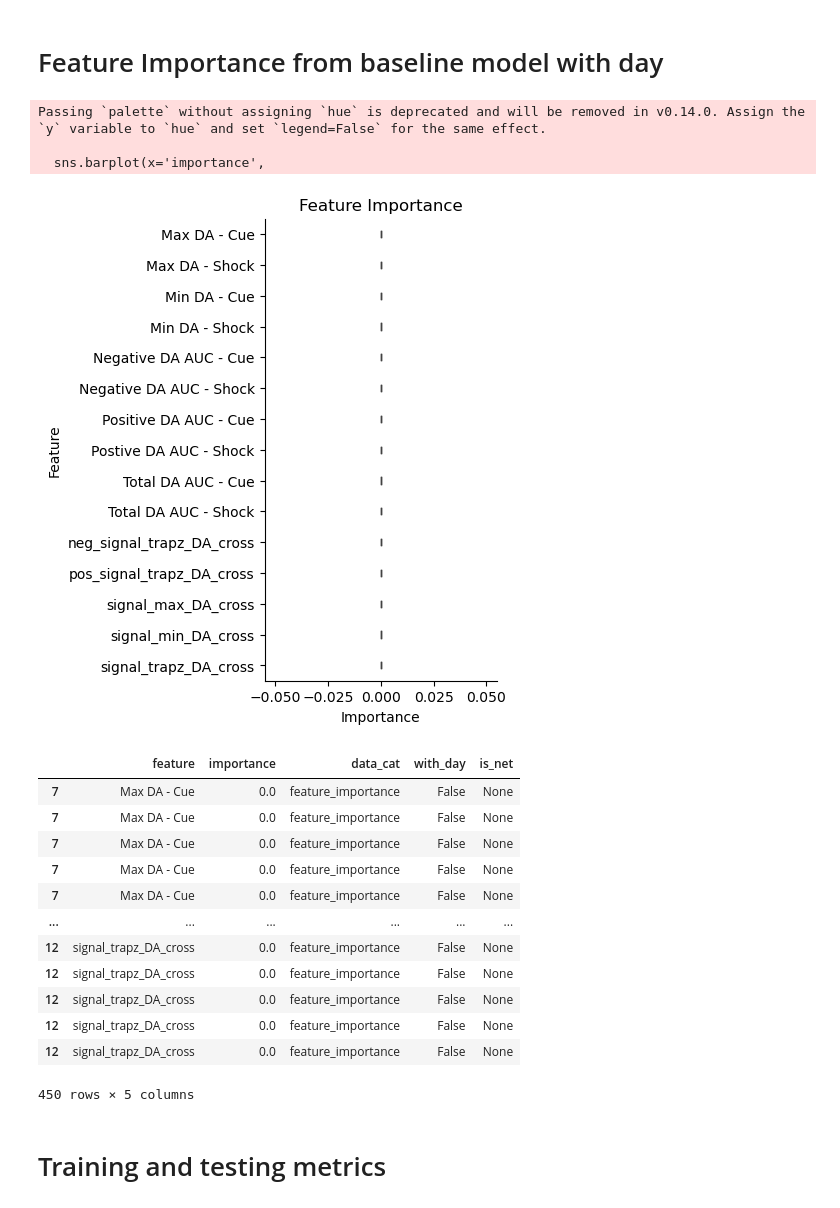
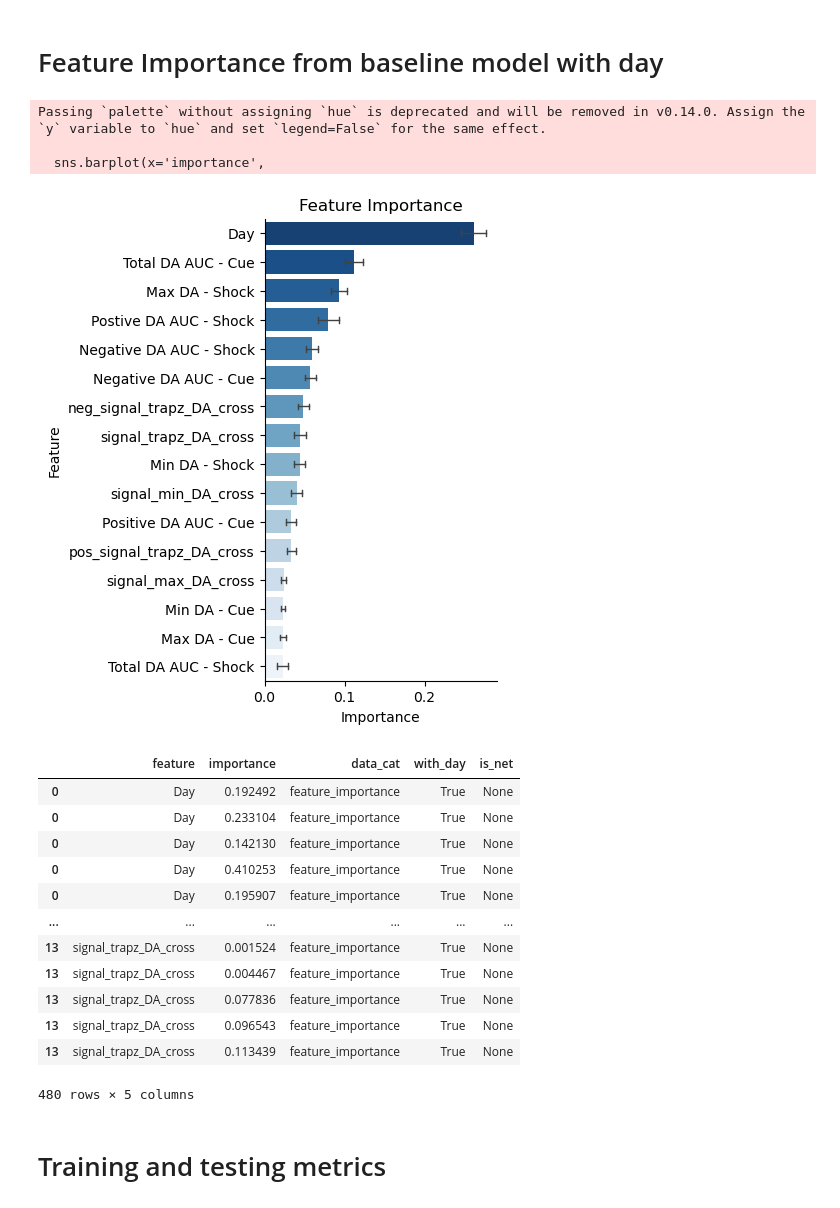
Before and after one commit to Mschaid/ENIGMA, a Jupyter notebook: notebooks/reports/final_experiments_analysis.ipynb, the cells around one changed output. Cells and saved outputs as stored; diff of their text form; code cells hidden in the pictures.

```diff
--- a/notebooks/reports/final_experiments_analysis.ipynb
+++ b/notebooks/reports/final_experiments_analysis.ipynb
@@ -65,32 +65,32 @@ path_finder.feature_importance_paths
 # Feature Importance from baseline model with day
 # %%
 
-feautre_path_with_day = path_finder.feature_importance_paths[0]
+feautre_path_with_day = path_finder.feature_importance_paths[1]
 feature_analyzer = FeatureImportanceAnalyzer(
     feautre_path_with_day, ExperimentMetadata, path_to_save_figs=path_to_save_figs)
 feature_analyzer.read_and_clean_data()
 feature_analyzer.plot_data(save = False)
 # %% [output]
 Passing `palette` without assigning `hue` is deprecated and will be removed in v0.14.0. Assign the `y` variable to `hue` and set `legend=False` for the same effect.
 
   sns.barplot(x='importance',
-[figure, old version]
+[figure, new version]
 # %%
 feature_analyzer.data_frame
 # %% [output]
 |  | feature | importance | data_cat | with_day | is_net |
-| 7 | Max DA - Cue | 0.0 | feature_importance | False | None |
-| 7 | Max DA - Cue | 0.0 | feature_importance | False | None |
-| 7 | Max DA - Cue | 0.0 | feature_importance | False | None |
-| 7 | Max DA - Cue | 0.0 | feature_importance | False | None |
-| 7 | Max DA - Cue | 0.0 | feature_importance | False | None |
+| 0 | Day | 0.192492 | feature_importance | True | None |
+| 0 | Day | 0.233104 | feature_importance | True | None |
+| 0 | Day | 0.142130 | feature_importance | True | None |
+| 0 | Day | 0.410253 | feature_importance | True | None |
+| 0 | Day | 0.195907 | feature_importance | True | None |
 | ... | ... | ... | ... | ... | ... |
-| 12 | signal_trapz_DA_cross | 0.0 | feature_importance | False | None |
-| 12 | signal_trapz_DA_cross | 0.0 | feature_importance | False | None |
-| 12 | signal_trapz_DA_cross | 0.0 | feature_importance | False | None |
-| 12 | signal_trapz_DA_cross | 0.0 | feature_importance | False | None |
-| 12 | signal_trapz_DA_cross | 0.0 | feature_importance | False | None |
+| 13 | signal_trapz_DA_cross | 0.001524 | feature_importance | True | None |
+| 13 | signal_trapz_DA_cross | 0.004467 | feature_importance | True | None |
+| 13 | signal_trapz_DA_cross | 0.077836 | feature_importance | True | None |
+| 13 | signal_trapz_DA_cross | 0.096543 | feature_importance | True | None |
+| 13 | signal_trapz_DA_cross | 0.113439 | feature_importance | True | None |
-450 rows × 5 columns
+480 rows × 5 columns
 # %% [markdown]
 # Training and testing metrics
 # %%
```
Also changed, not shown: parts of 3 cells of this notebook, 13 other files.
